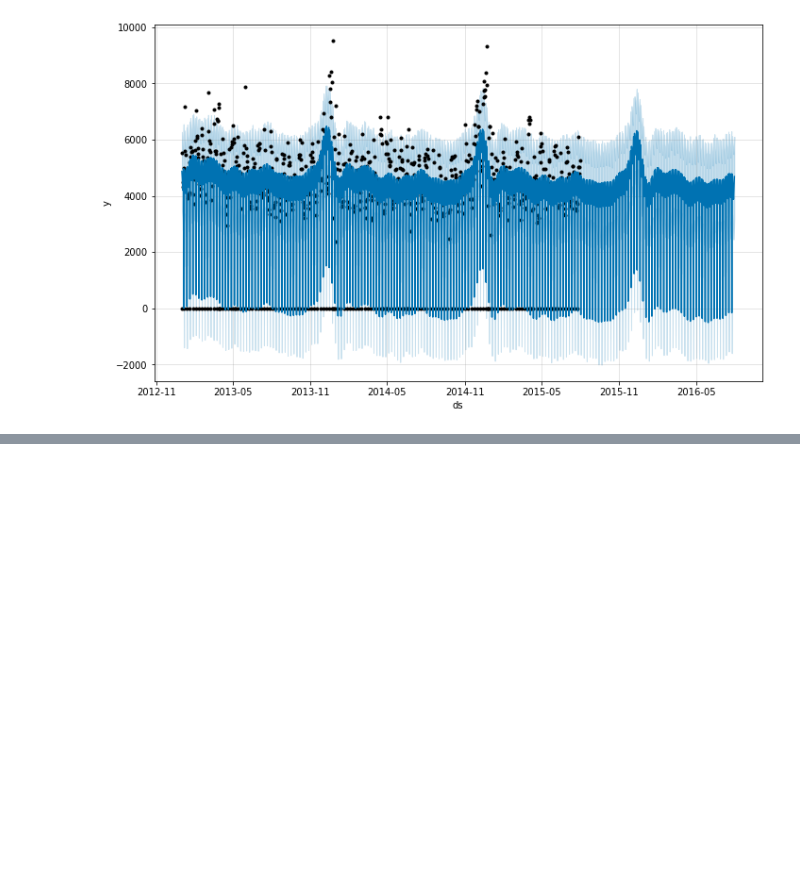
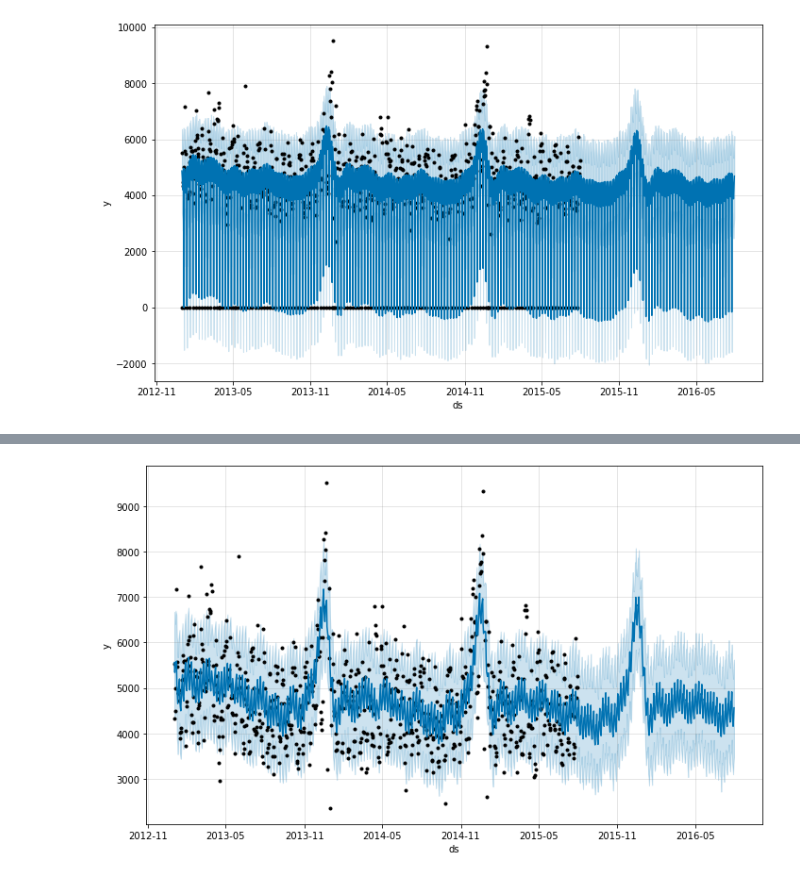
Before and after one commit to sduprey/timeseries_ressources, a Jupyter notebook: Prophet_Rossman.ipynb, the cells around one changed output, grey strips where cells are left out. Saved outputs shown, nothing was run; the diff lists cells and outputs as text; code cells hidden in the pictures; blank space fills up the shorter version.

```diff
--- a/Prophet_Rossman.ipynb
+++ b/Prophet_Rossman.ipynb
@@ -152,0 +157,3 @@ m.plot(forecast);
+# %%
+df_p2 = store1[store1['Open'] > 0][['Sales']].copy()
+df_p2['Date'] = df_p2.index
@@ -152,0 +170,9 @@ m.plot(forecast);
+# %%
+df_p2.columns = ['y', 'ds']
+# %%
+m2 = Prophet()
+m2.fit(df_p2)
+future2 = m2.make_future_dataframe(periods=365)
+forecast2 = m2.predict(future2)
+m2.plot(forecast2);
+# %% [output]
@@ -152,0 +181 @@ m.plot(forecast);
+[figure, added]
```
Also changed, not shown: parts of 29 cells of this notebook, 2 other files.
